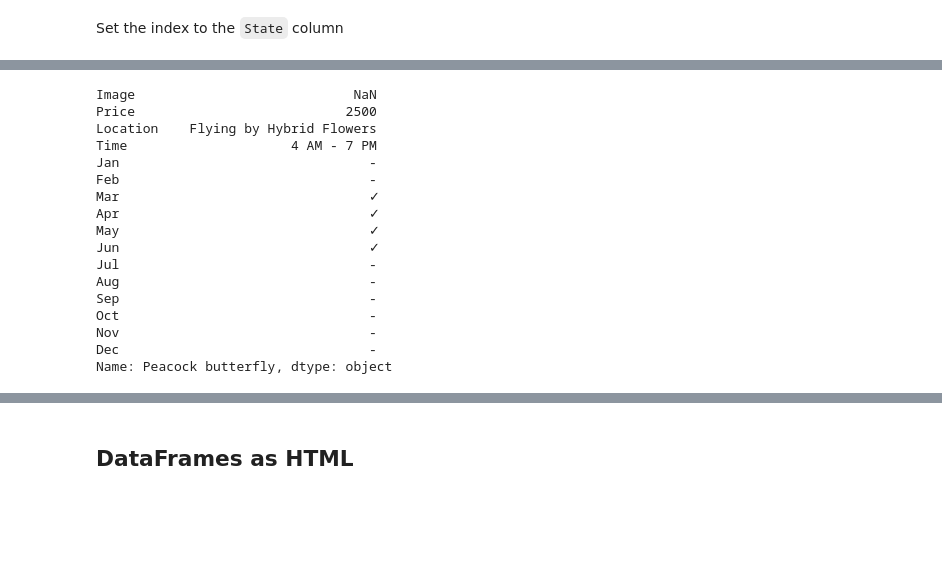
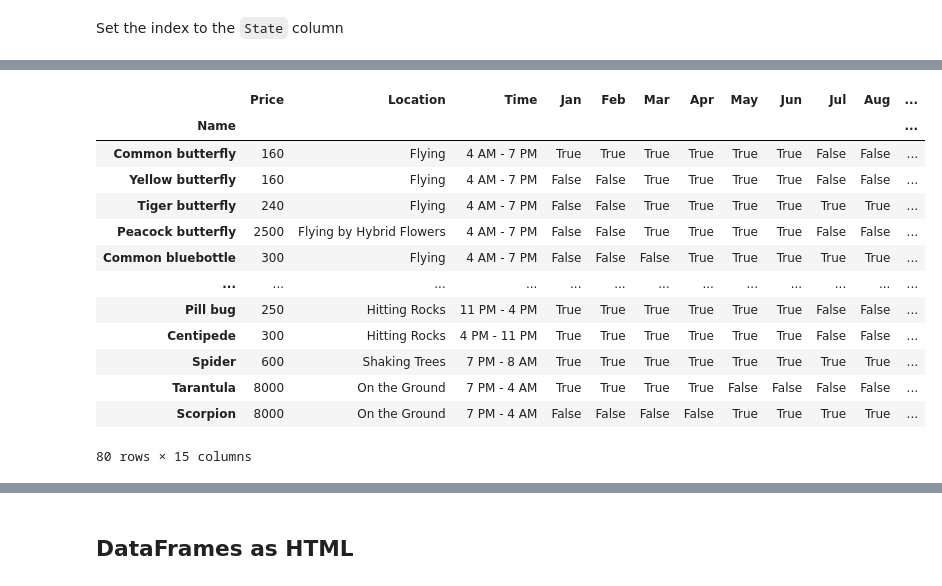
Before and after one commit to msadowski20/etl_project, a Jupyter notebook: bugs.ipynb, the cells around one changed output, grey strips where cells are left out. Drawn from its saved outputs; the diff is of its cells as text; code cells hidden in the pictures; blank space fills up the shorter version.

Commit message:
finish check marks to true and false

```diff
--- a/bugs.ipynb
+++ b/bugs.ipynb
@@ -58,20 +64,0 @@ df.head()
-# %%
-df.loc['Peacock butterfly']
-# %% [output]
-Image                            NaN
-Price                           2500
-Location    Flying by Hybrid Flowers
-Time                     4 AM - 7 PM
-Jan                                -
-Feb                                -
-Mar                                ✓
-Apr                                ✓
-May                                ✓
-Jun                                ✓
-Jul                                -
-Aug                                -
-Sep                                -
-Oct                                -
-Nov                                -
-Dec                                -
-Name: Peacock butterfly, dtype: object
@@ -77,0 +67,44 @@ Name: Peacock butterfly, dtype: object
+# %%
+for i in range(len(df)):
+    df["Jan"] = df["Jan"].replace("✓", True)
+    df["Feb"] = df["Feb"].replace("✓", True)
+    df["Mar"] = df["Mar"].replace("✓", True)
+    df["Apr"] = df["Apr"].replace("✓", True)
+    df["May"] = df["May"].replace("✓", True)
+    df["Jun"] = df["Jun"].replace("✓", True)
+    df["Jul"] = df["Jul"].replace("✓", True)
+    df["Aug"] = df["Aug"].replace("✓", True)
+    df["Sep"] = df["Sep"].replace("✓", True)
+    df["Oct"] = df["Oct"].replace("✓", True)
+    df["Nov"] = df["Nov"].replace("✓", True)
+    df["Dec"] = df["Dec"].replace("✓", True)
+
+    df["Jan"] = df["Jan"].replace("-", False)
+    df["Feb"] = df["Feb"].replace("-", False)
+    df["Mar"] = df["Mar"].replace("-", False)
+    df["Apr"] = df["Apr"].replace("-", False)
+    df["May"] = df["May"].replace("-", False)
+    df["Jun"] = df["Jun"].replace("-", False)
+    df["Jul"] = df["Jul"].replace("-", False)
+    df["Aug"] = df["Aug"].replace("-", False)
+    df["Sep"] = df["Sep"].replace("-", False)
+    df["Oct"] = df["Oct"].replace("-", False)
+    df["Nov"] = df["Nov"].replace("-", False)
+    df["Dec"] = df["Dec"].replace("-", False)
+# %%
+df
+# %% [output]
+|  | Price | Location | Time | Jan | Feb | Mar | Apr | May | Jun | Jul | Aug | ... |
+| Name |  |  |  |  |  |  |  |  |  |  |  | ... |
+| Common butterfly | 160 | Flying | 4 AM - 7 PM | True | True | True | True | True | True | False | False | ... |
+| Yellow butterfly | 160 | Flying | 4 AM - 7 PM | False | False | True | True | True | True | False | False | ... |
+| Tiger butterfly | 240 | Flying | 4 AM - 7 PM | False | False | True | True | True | True | True | True | ... |
+| Peacock butterfly | 2500 | Flying by Hybrid Flowers | 4 AM - 7 PM | False | False | True | True | True | True | False | False | ... |
+| Common bluebottle | 300 | Flying | 4 AM - 7 PM | False | False | False | True | True | True | True | True | ... |
+| ... | ... | ... | ... | ... | ... | ... | ... | ... | ... | ... | ... | ... |
+| Pill bug | 250 | Hitting Rocks | 11 PM - 4 PM | True | True | True | True | True | True | False | False | ... |
+| Centipede | 300 | Hitting Rocks | 4 PM - 11 PM | True | True | True | True | True | True | False | False | ... |
+| Spider | 600 | Shaking Trees | 7 PM - 8 AM | True | True | True | True | True | True | True | True | ... |
+| Tarantula | 8000 | On the Ground | 7 PM - 4 AM | True | True | True | True | False | False | False | False | ... |
+| Scorpion | 8000 | On the Ground | 7 PM - 4 AM | False | False | False | False | True | True | True | True | ... |
+80 rows × 15 columns
```
Also changed, not shown: parts of 7 cells of this notebook, 2 other files.
